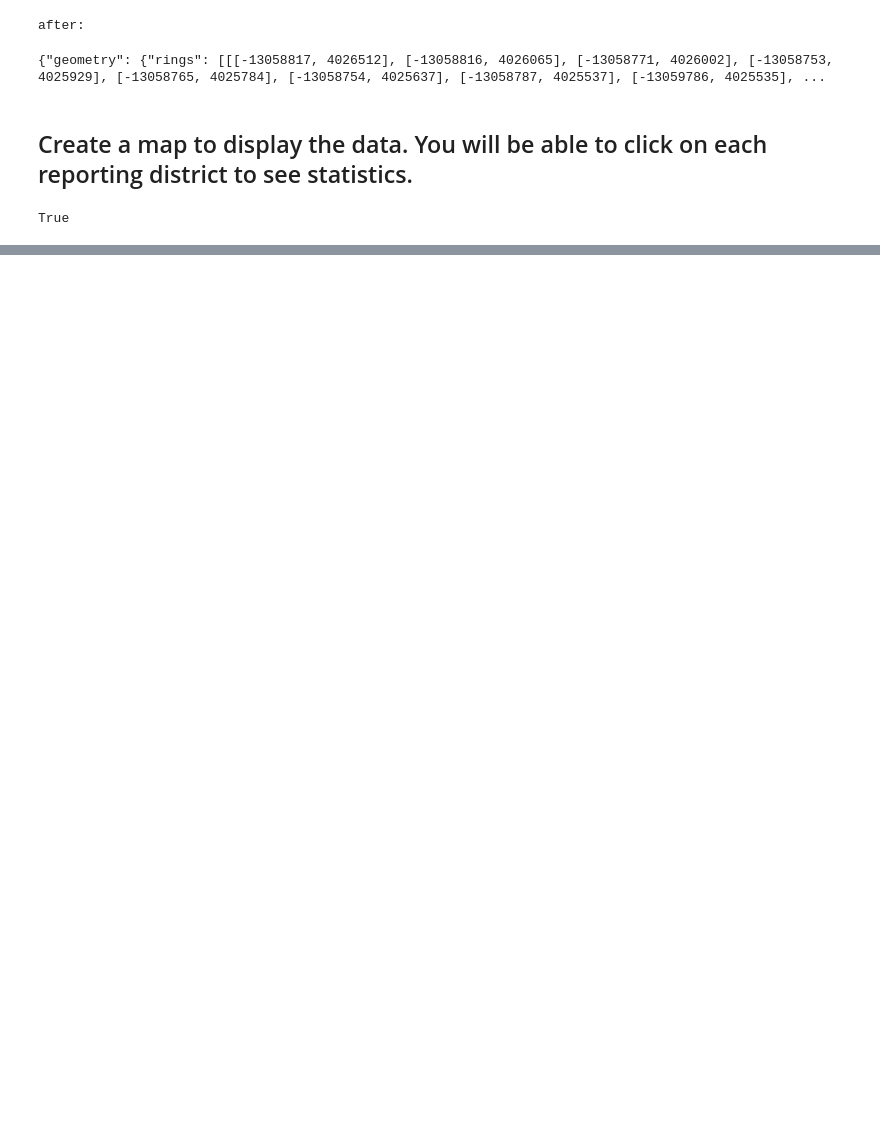
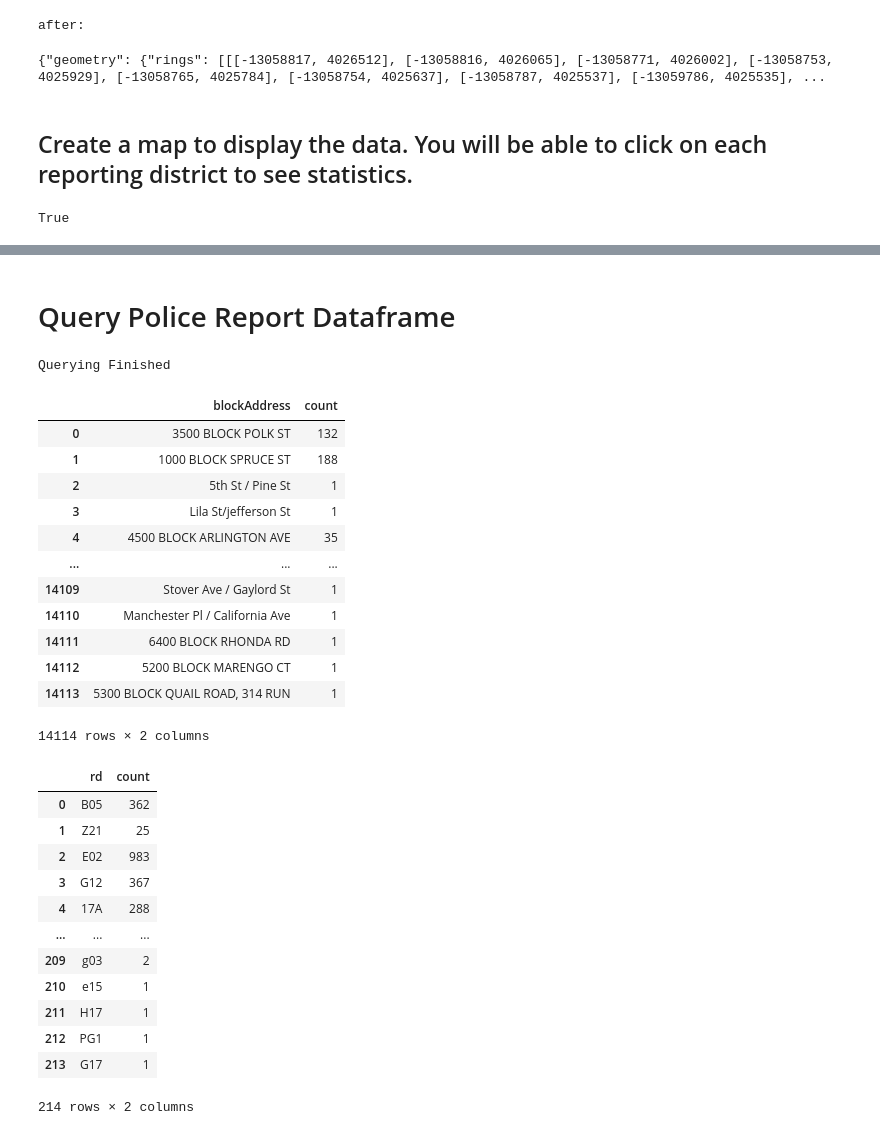
Before and after one commit to CodyKurpanek/CrimeAnalysis, a Jupyter notebook: GraphingRPCs.ipynb, the cells around one changed output, grey strips where cells are left out. Cells and saved outputs as stored; diff of their text form; code cells hidden in the pictures; blank space fills up the shorter version.

```diff
--- a/GraphingRPCs.ipynb
+++ b/GraphingRPCs.ipynb
@@ -150,0 +366,78 @@ Map(extent={'spatialReference': {'wkid': 102100}, 'xmin': -13087454.153546248, '
+# %% [markdown]
+# Query Police Report Dataframe
+# %%
+
+from pyspark.sql.functions import col
+
+# ex. query_reports(crime_df, "ROBBERY", 1, 120) would query for less than 120 robberies within the area
+
+def query_reports(df, crimeType: str = "", condition_code: int = 0, condition: int = 0, points: bool = False):
+    # Filter rows where crimeType is 'ROBBERY' and group by rpc column, counting the occurrences
+    query_present = False
+    query_string = ''
+
+    # Handle incorrect input for query_string
+    if crimeType != "":
+        if crimeType in crimeTypes:
+            print("Querying... ")
+            query_string = crimeType
+            query_present = True
+        else:
+            print("Warning: Invalid Crime Type")
+            query_string = 'Invalid Query: Returning All Crimes'
+            query_present = False
+    else:
+        query_string = 'All Crimes'
+
+
+    if query_present:
+        query_result = (df.select("rd", "blockAddress", "crimeType")
+                      .filter(df.crimeType == crimeType))
+    else:
+        query_result = df
+
+    queried_df_blockAddress = (query_result.select("blockAddress")
+                         .groupby("blockAddress")
+                         .count())
+
+    queried_df_rd = (query_result.select("rd", "crimeType")
+                      .groupBy("rd")
+                      .count())
+
+    print("Querying Finished")
+    queried_df_blockAddress = queried_df_blockAddress.toPandas()
+    queried_df_rd = queried_df_rd.toPandas()
+
+    return queried_df_blockAddress, queried_df_rd, query_string
+
+queried_df_blockAddress, queried_df_rd, query_string = query_reports(crime_df)
+display(queried_df_blockAddress)
+display(queried_df_rd)
+# %% [output]
+Querying Finished
+|  | blockAddress | count |
+| 0 | 3500 BLOCK POLK ST | 132 |
+| 1 | 1000 BLOCK SPRUCE ST | 188 |
+| 2 | 5th St / Pine St | 1 |
+| 3 | Lila St/jefferson St | 1 |
+| 4 | 4500 BLOCK ARLINGTON AVE | 35 |
+| ... | ... | ... |
+| 14109 | Stover Ave / Gaylord St | 1 |
+| 14110 | Manchester Pl / California Ave | 1 |
+| 14111 | 6400 BLOCK RHONDA RD | 1 |
+| 14112 | 5200 BLOCK MARENGO CT | 1 |
+| 14113 | 5300 BLOCK QUAIL ROAD, 314 RUN | 1 |
+14114 rows × 2 columns
+|  | rd | count |
+| 0 | B05 | 362 |
+| 1 | Z21 | 25 |
+| 2 | E02 | 983 |
+| 3 | G12 | 367 |
+| 4 | 17A | 288 |
+| ... | ... | ... |
+| 209 | g03 | 2 |
+| 210 | e15 | 1 |
+| 211 | H17 | 1 |
+| 212 | PG1 | 1 |
+| 213 | G17 | 1 |
+214 rows × 2 columns
```
Also changed, not shown: parts of 30 cells of this notebook.
